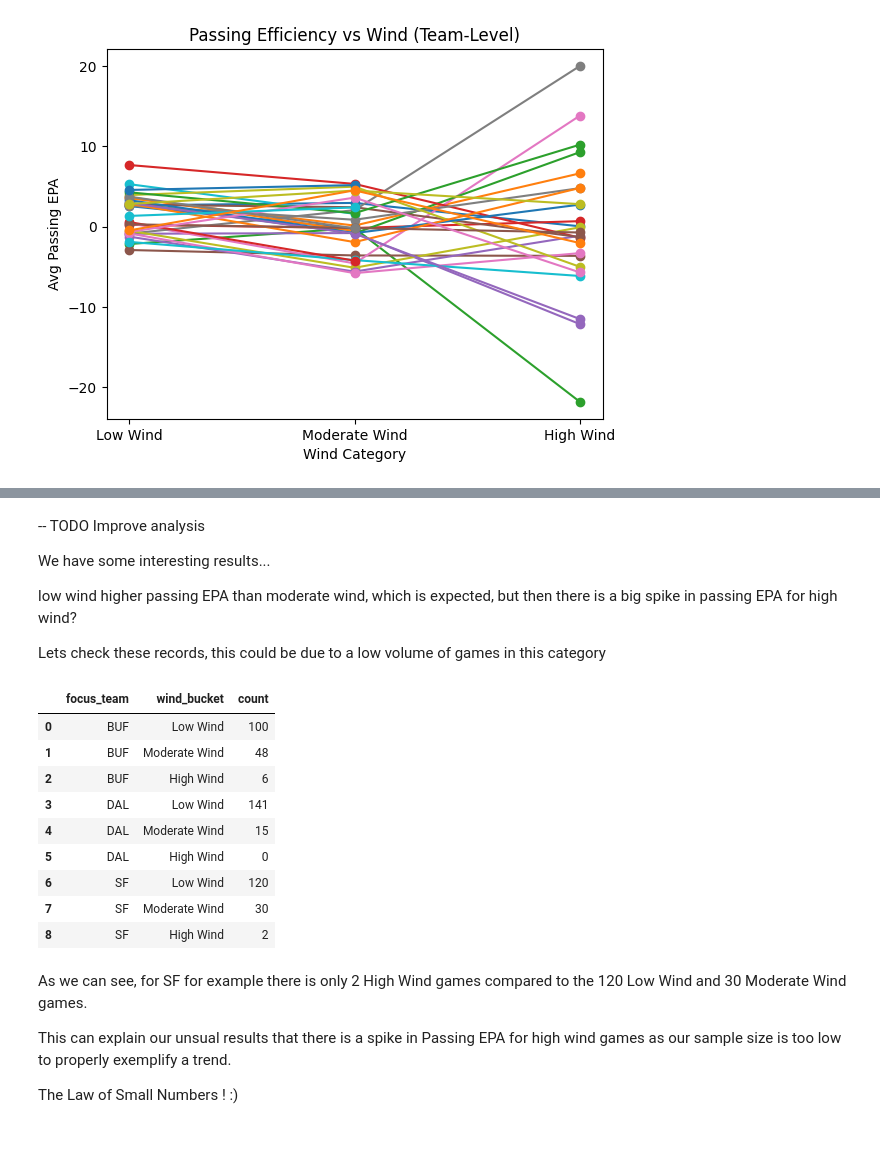
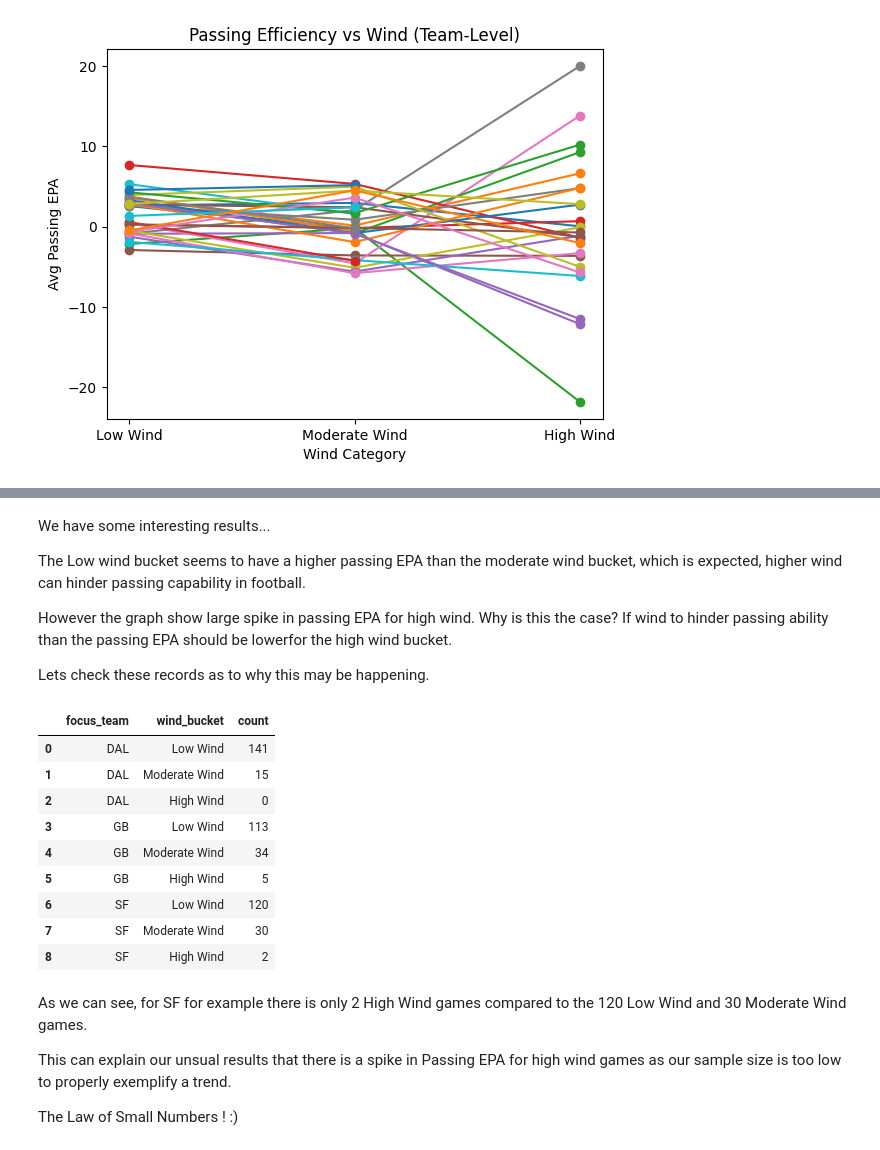
Before and after one commit to WaddleMeDoo/EffectsOfWeatherOnNFLPerformance, a Jupyter notebook: nfl_weather_analysis.ipynb, the cells around one changed output, grey strips where cells are left out. Cells and saved outputs as stored; diff of their text form; code cells hidden in the pictures.

```diff
--- a/nfl_weather_analysis.ipynb
+++ b/nfl_weather_analysis.ipynb
@@ -136,13 +136,14 @@ print("Wind tertiles:")
 print(wind_tertiles)
 
 # Create wind buckets
-combined["wind_bucket"] = pd.cut(
+combined_wind = combined.copy()
+combined_wind["wind_bucket"] = pd.cut(
     combined["wind"],
     bins=[-np.inf, wind_tertiles[0], wind_tertiles[1], np.inf],
     labels=["Low Wind", "Moderate Wind", "High Wind"]
 )
 
-combined.head()
+combined_wind.head()
 # %% [output]
 Wind tertiles:
 [10.23 20.46]
@@ -177,7 +177,9 @@ Once again lets focus on our three teams:
 # %%
-epa_by_wind = combined.groupby(["focus_team", "wind_bucket"])[
+epa_by_wind = combined_wind.groupby(["focus_team", "wind_bucket"])[
     ["passing_epa", "rushing_epa"]
 ].mean().reset_index()
+
+team_focus = ["GB","SF","DAL"] # Focusing on few teams
 
 for team in team_focus:
     team_df = epa_by_wind[epa_by_wind["focus_team"] == team]
@@ -193,24 +195,24 @@ plt.show()
 # %% [markdown]
--- TODO Improve analysis
-
 We have some interesting results...
 
-low wind higher passing EPA than moderate wind, which is expected, but then there is a big spike in passing EPA for high wind?
+The Low wind bucket seems to have a higher passing EPA than the moderate wind bucket, which is expected, higher wind can hinder passing capability in football.
 
-Lets check these records, this could be due to a low volume of games in this category
+However the graph show large spike in passing EPA for high wind. Why is this the case? If wind to hinder passing ability than the passing EPA should be lowerfor the high wind bucket.
+
+Lets check these records as to why this may be happening.
 # %%
-wind_games_focused = combined[combined["focus_team"].isin(team_focus)] #focusing on our example teams
+wind_games_focused = combined_wind[combined_wind["focus_team"].isin(team_focus)] #focusing on our example teams
 wind_games_focused = wind_games_focused.groupby(["focus_team", "wind_bucket"]).size().reset_index(name='count')
 
 wind_games_focused
 # %% [output]
 |  | focus_team | wind_bucket | count |
-| 0 | BUF | Low Wind | 100 |
-| 1 | BUF | Moderate Wind | 48 |
-| 2 | BUF | High Wind | 6 |
-| 3 | DAL | Low Wind | 141 |
-| 4 | DAL | Moderate Wind | 15 |
-| 5 | DAL | High Wind | 0 |
+| 0 | DAL | Low Wind | 141 |
+| 1 | DAL | Moderate Wind | 15 |
+| 2 | DAL | High Wind | 0 |
+| 3 | GB | Low Wind | 113 |
+| 4 | GB | Moderate Wind | 34 |
+| 5 | GB | High Wind | 5 |
 | 6 | SF | Low Wind | 120 |
 | 7 | SF | Moderate Wind | 30 |
 | 8 | SF | High Wind | 2 |
```
Also changed, not shown: parts of 21 cells of this notebook.
